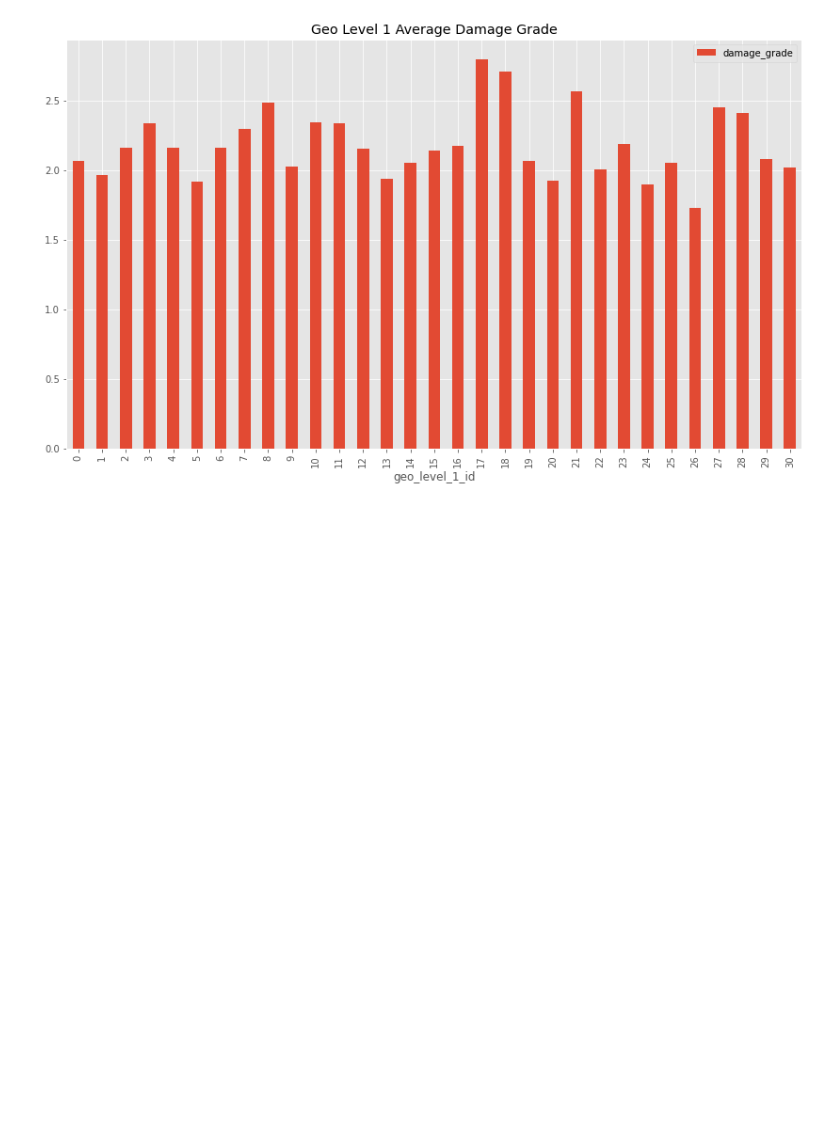
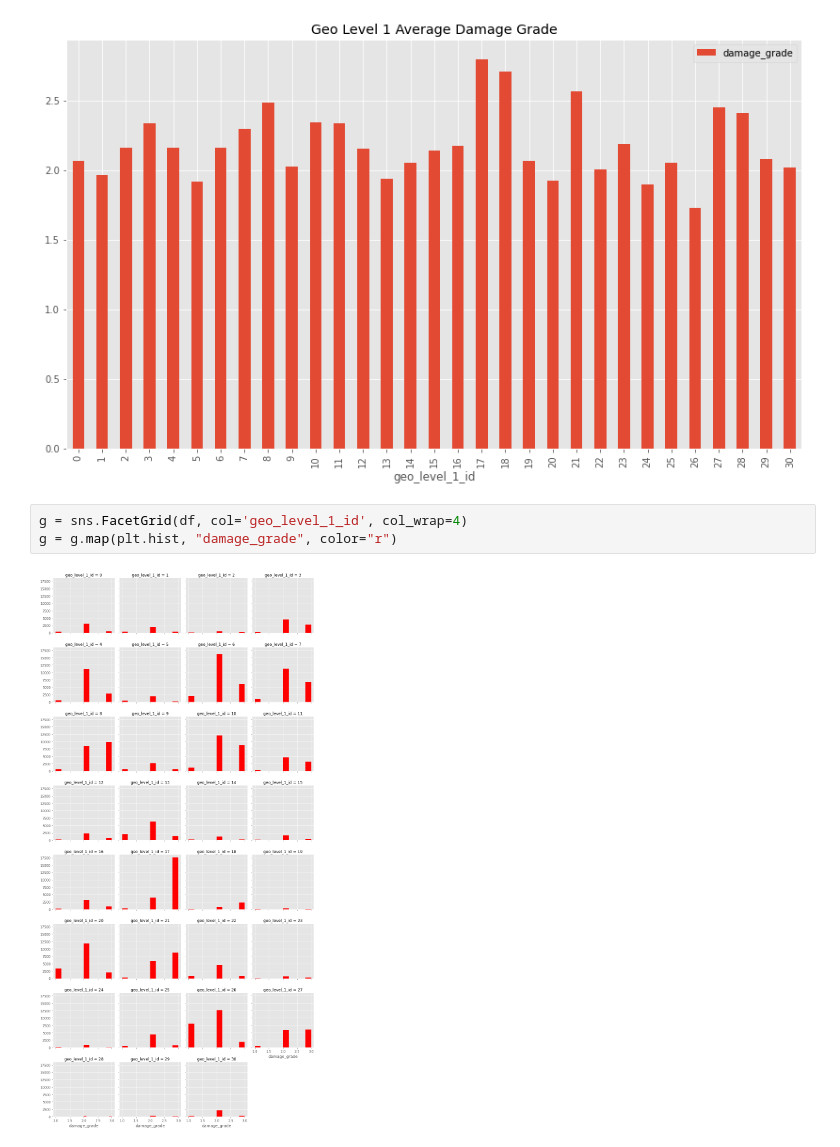
Before and after one commit to 21Ovi/Earthquake-Damage-Prediction, a Jupyter notebook: Equake_Beta_1.ipynb, the cells around one changed output. Cells and saved outputs as stored; diff of their text form; blank space fills up the shorter version.

```diff
--- a/Equake_Beta_1.ipynb
+++ b/Equake_Beta_1.ipynb
@@ -191,3 +191,8 @@ Index(['building_id', 'geo_level_1_id', 'geo_level_2_id', 'geo_level_3_id',
 df[['geo_level_1_id', 'damage_grade']].groupby(['geo_level_1_id']).mean().plot(kind='bar', figsize=(14, 8), title='Geo Level 1 Average Damage Grade');
 # %% [output]
 [figure]
+# %%
+g = sns.FacetGrid(df, col='geo_level_1_id', col_wrap=4)
+g = g.map(plt.hist, "damage_grade", color="r")
+# %% [output]
+[figure, added]
```
Also changed, not shown: parts of 12 cells of this notebook.
